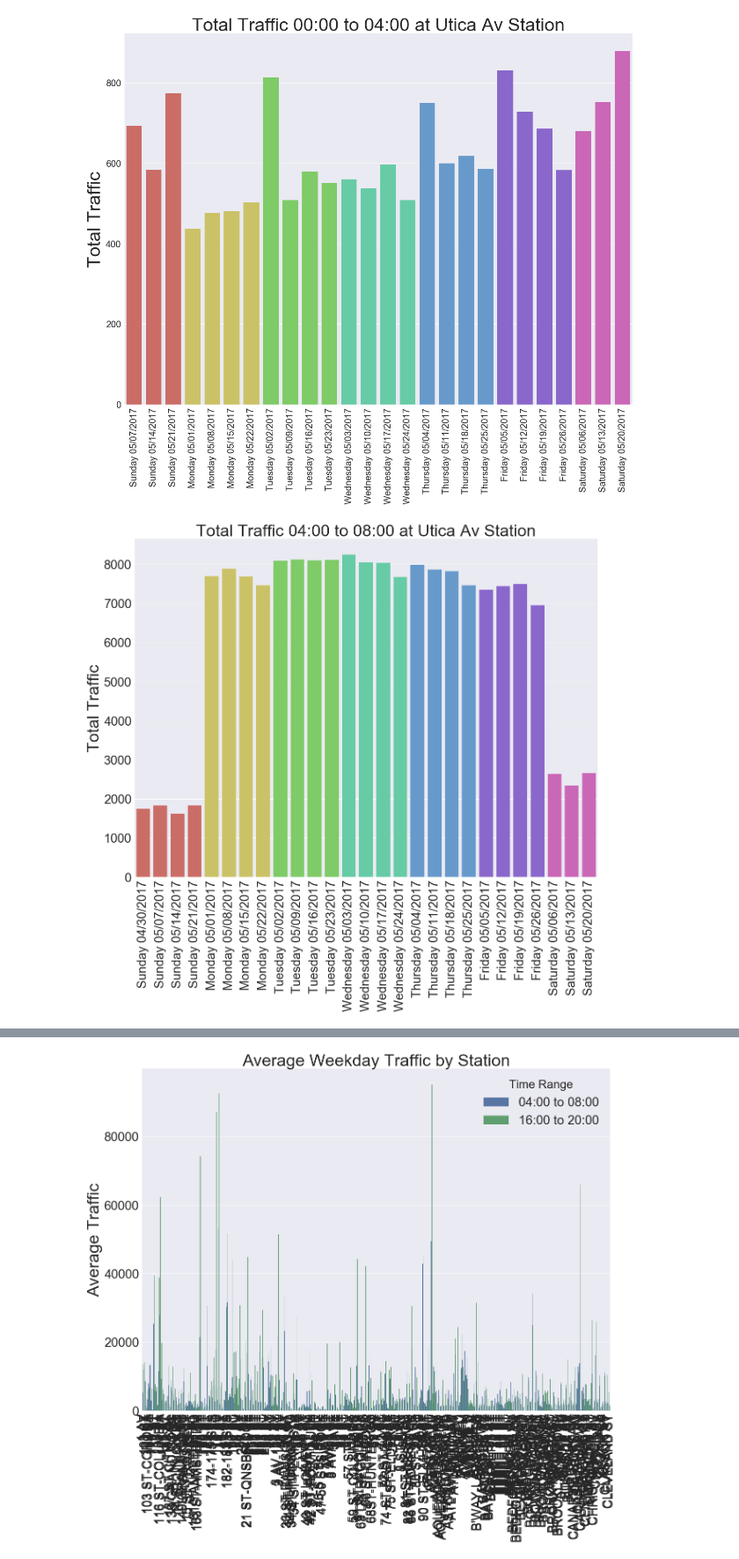
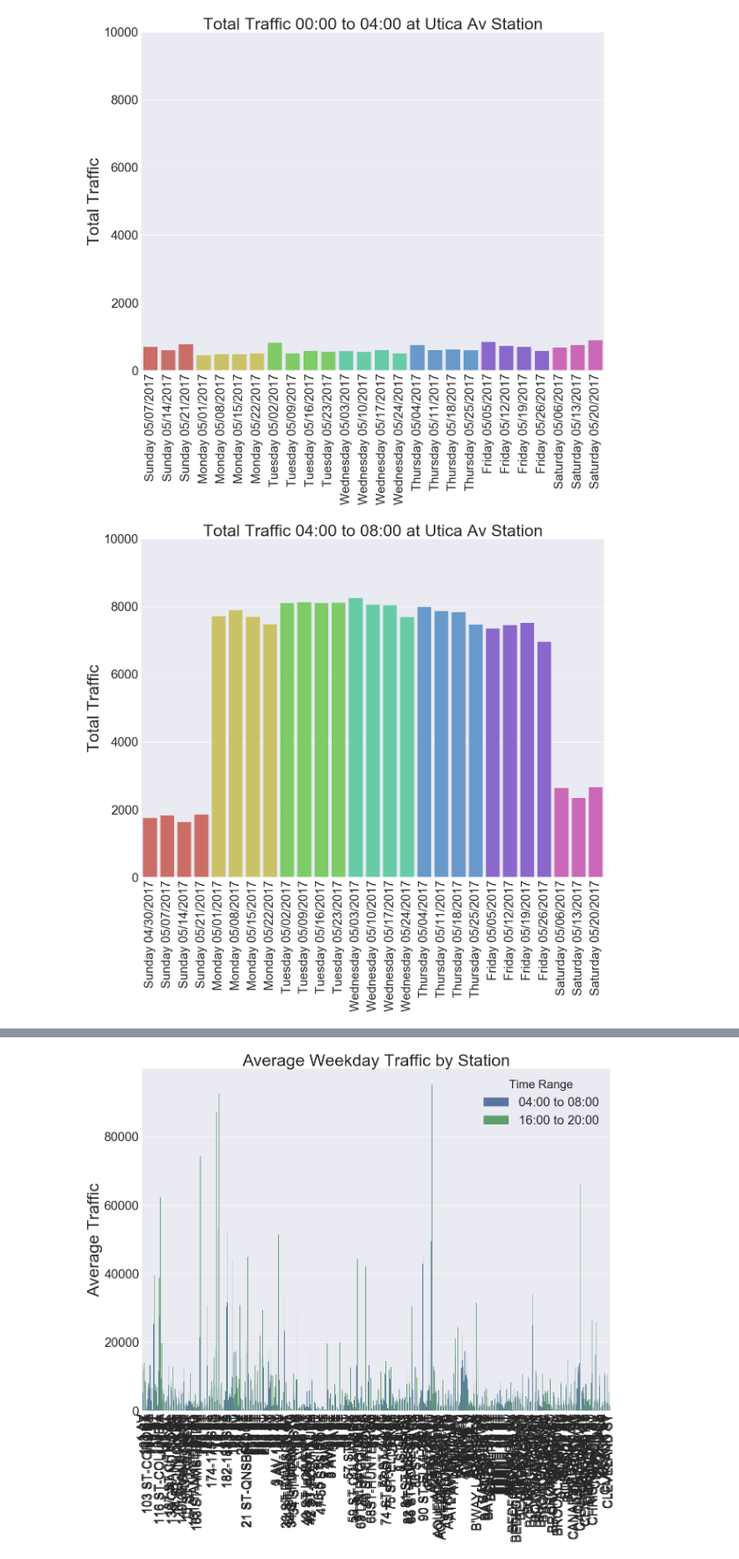
Before and after one commit to bgentry91/Benson_Project, a Jupyter notebook: Benson_Visualization_Notebooks/Blog_Visualizations.ipynb, the cells around one changed output, grey strips where cells are left out. Shown at 88% size. Cells and saved outputs as stored; diff of their text form; code cells hidden in the pictures.

```diff
--- a/Benson_Visualization_Notebooks/Blog_Visualizations.ipynb
+++ b/Benson_Visualization_Notebooks/Blog_Visualizations.ipynb
@@ -110,18 +110,19 @@ for index, time in enumerate(time_list):
 # %%
 # plot all dataframes (separated by time period)
 for i, df in enumerate(plot_list):
     fig, ax = plt.subplots()
     fig.set_size_inches(20,15)
 
     sns.set(font_scale=3)
 
     fig=sns.barplot(x = df.range_dt, y = df.Total_Traffic, palette = df.color)
     ax.set_xticklabels(df.range_dt, rotation=90);
 
     fig.set_title("Total Traffic " + time_list[i] + " at Utica Av Station",
                   fontsize=40)
-    ax.set_xlabel('');
+    plt.ylim(0, 10000)
+    ax.set_xlabel('')
     ax.set_ylabel('Total Traffic', fontsize=40);
 # %% [output]
-[figure, old version]
+[figure, new version]
-[figure, old version]
+[figure, new version]
```
Also changed, not shown: parts of 3 cells of this notebook.
